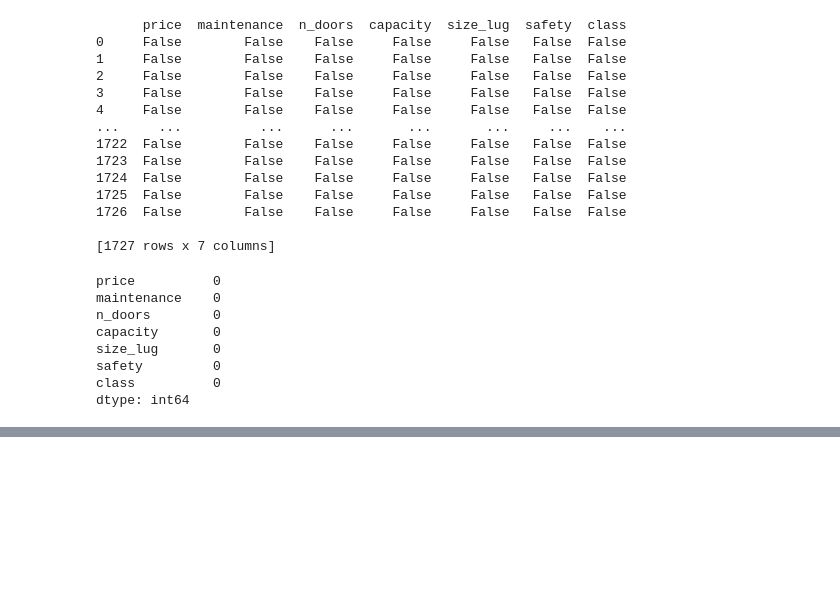
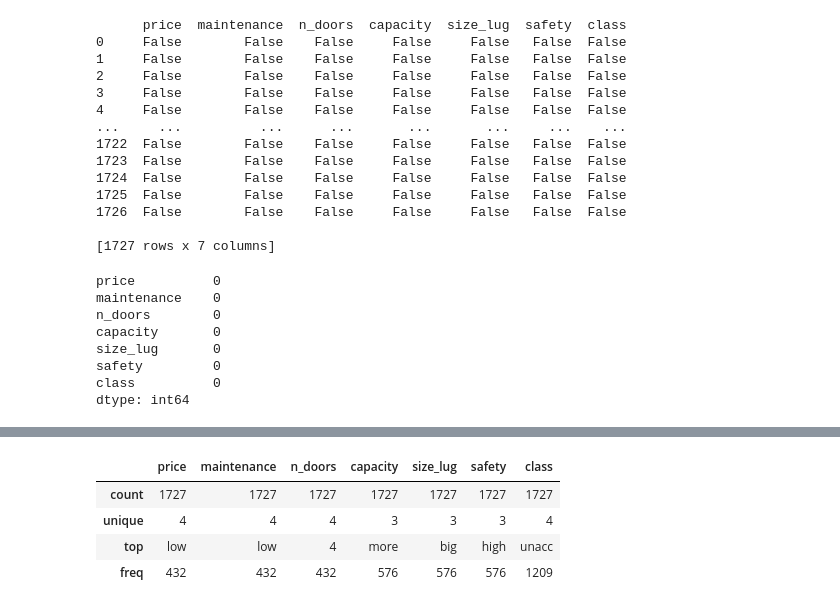
Before and after one commit to lismarcarolinacamacho/PYTHON, a Jupyter notebook: prueba_pandas.ipynb, the cells around one changed output, grey strips where cells are left out. Saved outputs shown, nothing was run; the diff lists cells and outputs as text; code cells hidden in the pictures; blank space fills up the shorter version.

```diff
--- a/prueba_pandas.ipynb
+++ b/prueba_pandas.ipynb
@@ -236,0 +271,8 @@ dtype: int64
+# %%
+df.describe()
+# %% [output]
+|  | price | maintenance | n_doors | capacity | size_lug | safety | class |
+| count | 1727 | 1727 | 1727 | 1727 | 1727 | 1727 | 1727 |
+| unique | 4 | 4 | 4 | 3 | 3 | 3 | 4 |
+| top | low | low | 4 | more | big | high | unacc |
+| freq | 432 | 432 | 432 | 576 | 576 | 576 | 1209 |
```
Also changed, not shown: parts of 20 cells of this notebook.
